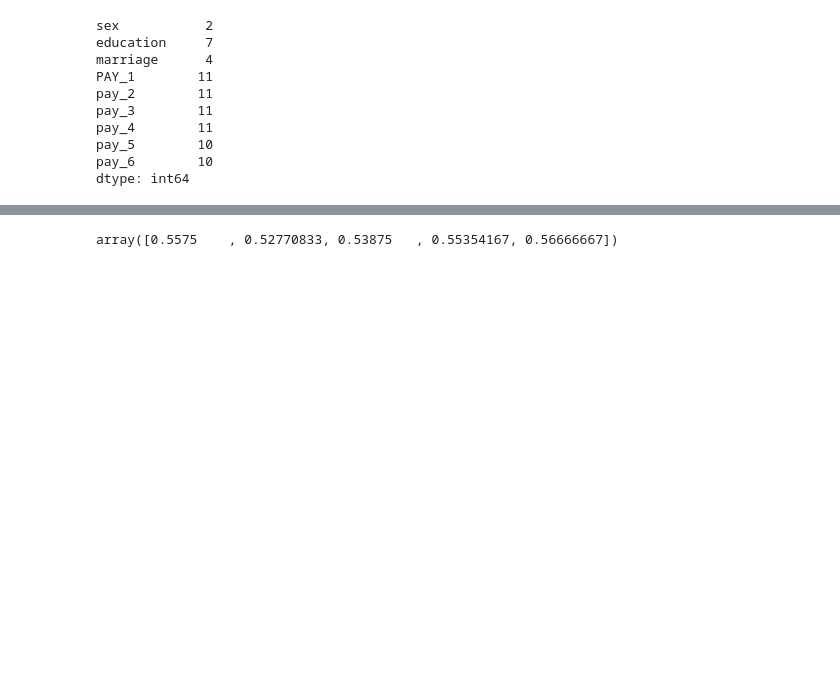
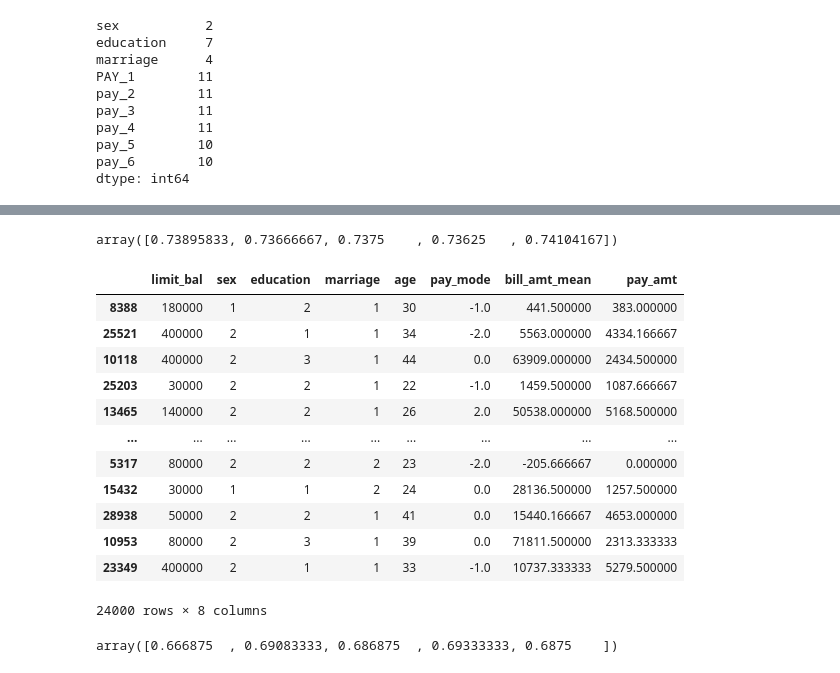
Before and after one commit to Juliana-Yakimchuk/Classif_Credit_Card, a Jupyter notebook: CC_Classification.ipynb, the cells around one changed output, grey strips where cells are left out. Drawn from its saved outputs; the diff is of its cells as text; code cells hidden in the pictures; blank space fills up the shorter version.

```diff
--- a/CC_Classification.ipynb
+++ b/CC_Classification.ipynb
@@ -417,5 +423,4 @@ cross_val_score(clf,X_tr[categ+num], y_tr, cv=5 )
 # %%
-cv_score_log_reg = cross_val_score(log_reg, X_tr, y_tr, cv = 5)
-cv_score_log_reg
+cross_val_score(knn_clf,X_tr[categ+num], y_tr, cv=5 )
 # %% [output]
-array([0.5575    , 0.52770833, 0.53875   , 0.55354167, 0.56666667])
+array([0.73895833, 0.73666667, 0.7375    , 0.73625   , 0.74104167])
@@ -423,0 +427,19 @@ array([0.5575    , 0.52770833, 0.53875   , 0.55354167, 0.56666667])
+# %%
+#knn takes quite a bit longer than RF to run,
+#we will see if our engineered features could improve performance and runtime
+
+X_tr_feat_eng
+# %% [output]
+|  | limit_bal | sex | education | marriage | age | pay_mode | bill_amt_mean | pay_amt |
+| 8388 | 180000 | 1 | 2 | 1 | 30 | -1.0 | 441.500000 | 383.000000 |
+| 25521 | 400000 | 2 | 1 | 1 | 34 | -2.0 | 5563.000000 | 4334.166667 |
+| 10118 | 400000 | 2 | 3 | 1 | 44 | 0.0 | 63909.000000 | 2434.500000 |
+| 25203 | 30000 | 2 | 2 | 1 | 22 | -1.0 | 1459.500000 | 1087.666667 |
+| 13465 | 140000 | 2 | 2 | 1 | 26 | 2.0 | 50538.000000 | 5168.500000 |
+| ... | ... | ... | ... | ... | ... | ... | ... | ... |
+| 5317 | 80000 | 2 | 2 | 2 | 23 | -2.0 | -205.666667 | 0.000000 |
+| 15432 | 30000 | 1 | 1 | 2 | 24 | 0.0 | 28136.500000 | 1257.500000 |
+| 28938 | 50000 | 2 | 2 | 1 | 41 | 0.0 | 15440.166667 | 4653.000000 |
+| 10953 | 80000 | 2 | 3 | 1 | 39 | 0.0 | 71811.500000 | 2313.333333 |
+| 23349 | 400000 | 2 | 1 | 1 | 33 | -1.0 | 10737.333333 | 5279.500000 |
+24000 rows × 8 columns
@@ -423,0 +455,4 @@ array([0.5575    , 0.52770833, 0.53875   , 0.55354167, 0.56666667])
+# %%
+cross_val_score(knn_clf_feat_eng,X_tr_feat_eng[categ_feat_eng+num_feat_eng], y_tr, cv=5 )
+# %% [output]
+array([0.666875  , 0.69083333, 0.686875  , 0.69333333, 0.6875    ])
```
Also changed, not shown: parts of 15 cells of this notebook.
